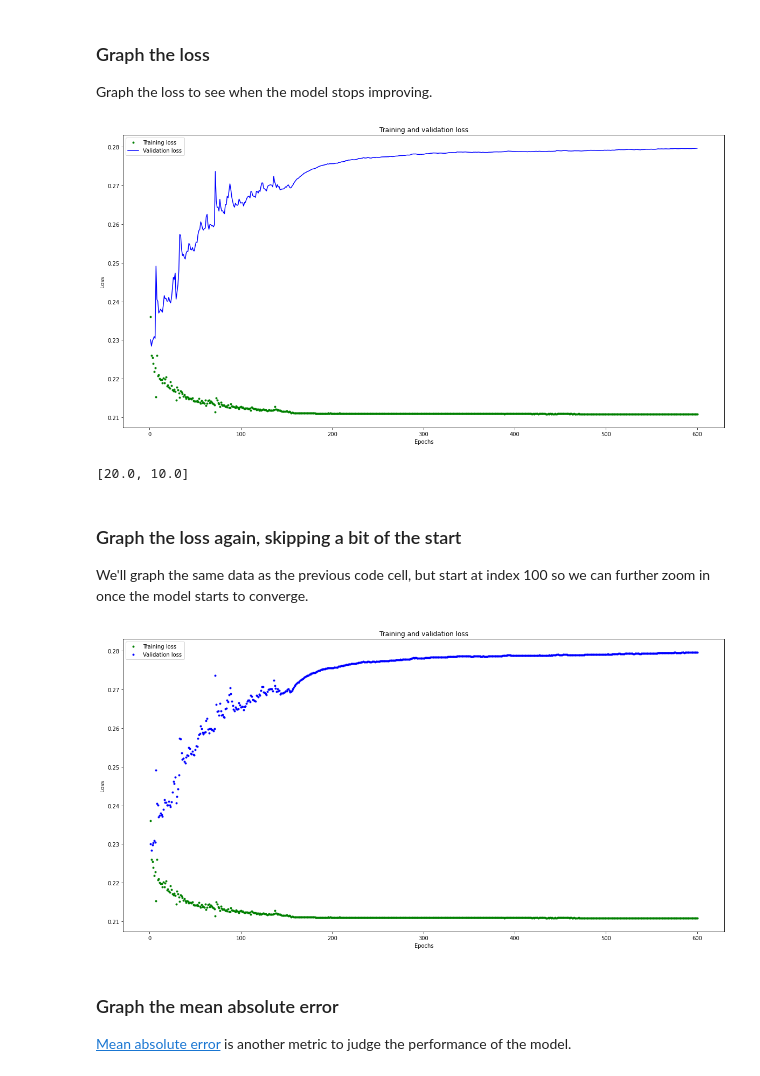
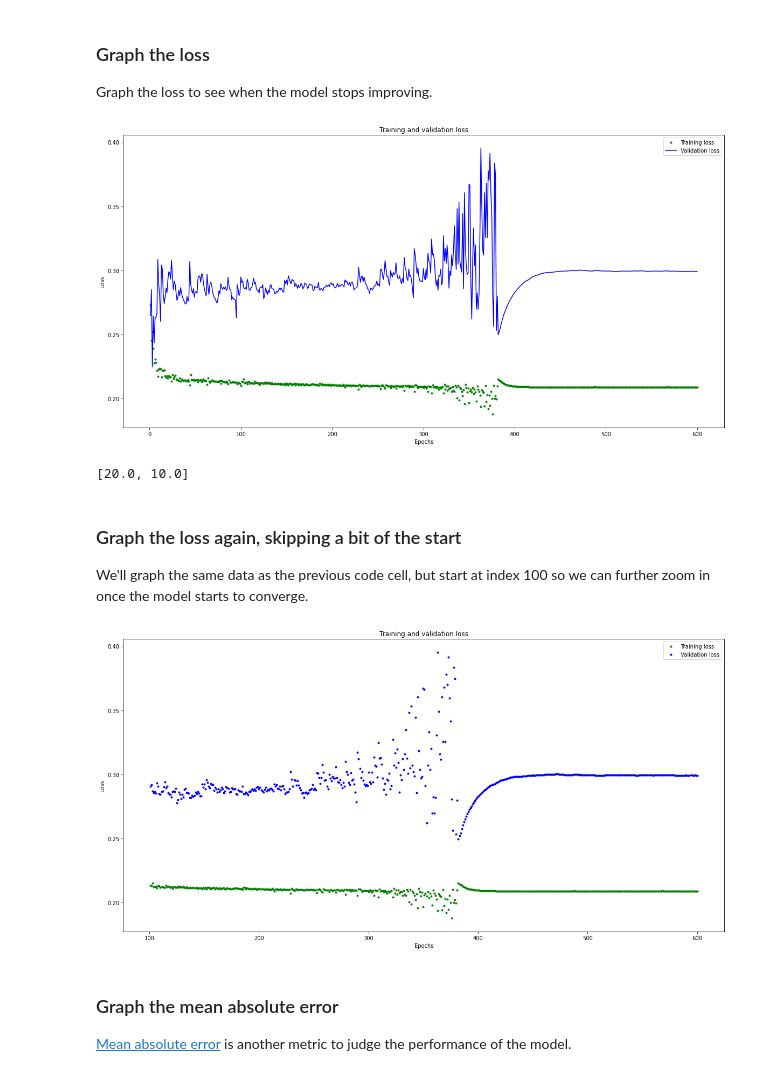
Before and after one commit to estebanrq/lab5_microcontroladores, a Jupyter notebook: src/ML_trainer.ipynb, the cells around one changed output. Cells and saved outputs as stored; diff of their text form; code cells hidden in the pictures.

```diff
--- a/src/ML_trainer.ipynb
+++ b/src/ML_trainer.ipynb
@@ -53,18 +53,18 @@ filename = "circles.csv"
 
 df = pd.read_csv("/content/" + filename)
 
-index = range(1, len(df['gX']) + 1)
+index = range(1, len(df['aX']) + 1)
 
 plt.rcParams["figure.figsize"] = (20,10)
 
-#plt.plot(index, df['aX'], 'g.', label='x', linestyle='solid', marker=',')
-#plt.plot(index, df['aY'], 'b.', label='y', linestyle='solid', marker=',')
-#plt.plot(index, df['aZ'], 'r.', label='z', linestyle='solid', marker=',')
-#plt.title("Acceleration")
-#plt.xlabel("Sample #")
-#plt.ylabel("Acceleration (G)")
-#plt.legend()
-#plt.show()
+plt.plot(index, df['aX'], 'g.', label='x', linestyle='solid', marker=',')
+plt.plot(index, df['aY'], 'b.', label='y', linestyle='solid', marker=',')
+plt.plot(index, df['aZ'], 'r.', label='z', linestyle='solid', marker=',')
+plt.title("Acceleration")
+plt.xlabel("Sample #")
+plt.ylabel("Acceleration (G)")
+plt.legend()
+plt.show()
 
 plt.plot(index, df['gX'], 'g.', label='x', linestyle='solid', marker=',')
 plt.plot(index, df['gY'], 'b.', label='y', linestyle='solid', marker=',')
@@ -105,7 +106,7 @@ GESTURES = [
     "updown",
 ]
 
-SAMPLES_PER_GESTURE = 100
+SAMPLES_PER_GESTURE = 150
 
 NUM_GESTURES = len(GESTURES)
 
@@ -137,9 +138,9 @@ for gesture_index in range(NUM_GESTURES):
       # - acceleration is between: -4 to +4
       # - gyroscope is between: -2000 to +2000
       tensor += [
-          #(df['aX'][index] + 4) / 8,
-          #(df['aY'][index] + 4) / 8,
-          #(df['aZ'][index] + 4) / 8,
+          (df['aX'][index] + 4) / 8,
+          (df['aY'][index] + 4) / 8,
+          (df['aZ'][index] + 4) / 8,
           (df['gX'][index] + 2000) / 4000,
           (df['gY'][index] + 2000) / 4000,
           (df['gZ'][index] + 2000) / 4000
@@ -199,11 +200,10 @@ Build and train a [TensorFlow](https://www.tensorflow.org) model using the high-
 # %%
 # build the model and train it
 model = tf.keras.Sequential()
-model.add(tf.keras.layers.Dense(200, activation='relu')) # relu is used for performance
-model.add(tf.keras.layers.Dense(150, activation='relu'))
-model.add(tf.keras.layers.Dense(100, activation='relu'))
+model.add(tf.keras.layers.Dense(150, activation='relu')) # relu is used for performance
+model.add(tf.keras.layers.Dense(75, activation='relu'))
 model.add(tf.keras.layers.Dense(50, activation='relu'))
-model.add(tf.keras.layers.Dense(1))
+model.add(tf.keras.layers.Dense(25, activation='relu'))
 model.add(tf.keras.layers.Dense(NUM_GESTURES, activation='softmax')) # softmax is used, because we only expect one gesture to occur per input
 model.compile(optimizer='rmsprop', loss='mse', metrics=['mae'])
 history = model.fit(inputs_train, outputs_train, epochs=600, batch_size=1, validation_data=(inputs_validate, outputs_validate))
@@ -251,7 +251,7 @@ plt.show()
 
 print(plt.rcParams["figure.figsize"])
 # %% [output]
-[figure, old version]
+[figure, new version]
 [20.0, 10.0]
 # %% [markdown]
 ### Graph the loss again, skipping a bit of the start
@@ -259,16 +259,16 @@ print(plt.rcParams["figure.figsize"])
 We'll graph the same data as the previous code cell, but start at index 100 so we can further zoom in once the model starts to converge.
 # %%
 # graph the loss again skipping a bit of the start
-SKIP = 0
+SKIP = 100
 plt.plot(epochs[SKIP:], loss[SKIP:], 'g.', label='Training loss')
 plt.plot(epochs[SKIP:], val_loss[SKIP:], 'b.', label='Validation loss')
 plt.title('Training and validation loss')
 plt.xlabel('Epochs')
 plt.ylabel('Loss')
 plt.legend()
 plt.show()
 # %% [output]
-[figure, old version]
+[figure, new version]
 # %% [markdown]
 ### Graph the mean absolute error
 
```
Also changed, not shown: parts of 8 cells of this notebook.
